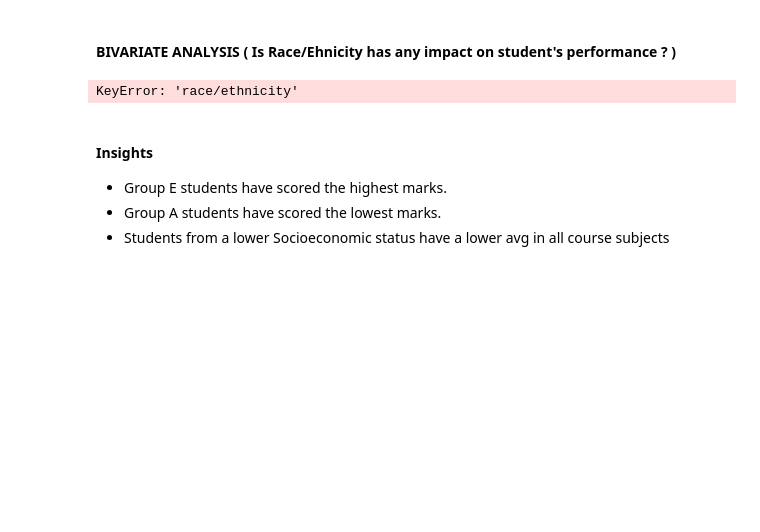
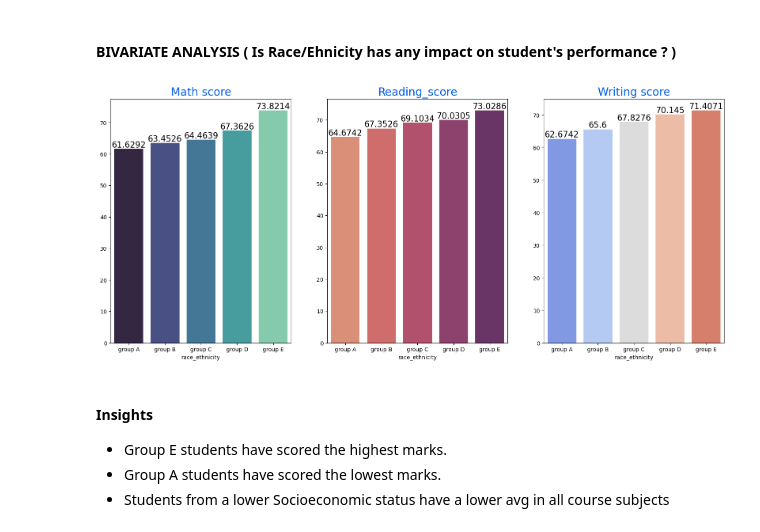
Before and after one commit to Dipraz/ML_Project, a Jupyter notebook: notebook/1 . EDA STUDENT PERFORMANCE .ipynb, the cells around one changed output. Saved outputs shown, nothing was run; the diff lists cells and outputs as text; code cells hidden in the pictures; blank space fills up the shorter version.

```diff
--- a/notebook/1 . EDA STUDENT PERFORMANCE .ipynb
+++ b/notebook/1 . EDA STUDENT PERFORMANCE .ipynb
@@ -487,25 +487,25 @@ plt.show()
 # %%
 Group_data2=df.groupby('race_ethnicity')
 f,ax=plt.subplots(1,3,figsize=(20,8))
 sns.barplot(x=Group_data2['math_score'].mean().index,y=Group_data2['math_score'].mean().values,palette = 'mako',ax=ax[0])
 ax[0].set_title('Math score',color='#005ce6',size=20)
 
 for container in ax[0].containers:
     ax[0].bar_label(container,color='black',size=15)
 
-sns.barplot(x=Group_data2['reading score'].mean().index,y=Group_data2['reading score'].mean().values,palette = 'flare',ax=ax[1])
-ax[1].set_title('Reading score',color='#005ce6',size=20)
+sns.barplot(x=Group_data2['reading_score'].mean().index,y=Group_data2['reading_score'].mean().values,palette = 'flare',ax=ax[1])
+ax[1].set_title('Reading_score',color='#005ce6',size=20)
 
 for container in ax[1].containers:
     ax[1].bar_label(container,color='black',size=15)
 
-sns.barplot(x=Group_data2['writing score'].mean().index,y=Group_data2['writing score'].mean().values,palette = 'coolwarm',ax=ax[2])
+sns.barplot(x=Group_data2['writing_score'].mean().index,y=Group_data2['writing_score'].mean().values,palette = 'coolwarm',ax=ax[2])
 ax[2].set_title('Writing score',color='#005ce6',size=20)
 
 for container in ax[2].containers:
     ax[2].bar_label(container,color='black',size=15)
 # %% [output]
-KeyError: 'race/ethnicity'
+[figure, added]
 # %% [markdown]
 #### Insights
 - Group E students have scored the highest marks.
```
Also changed, not shown: parts of 8 cells of this notebook.
